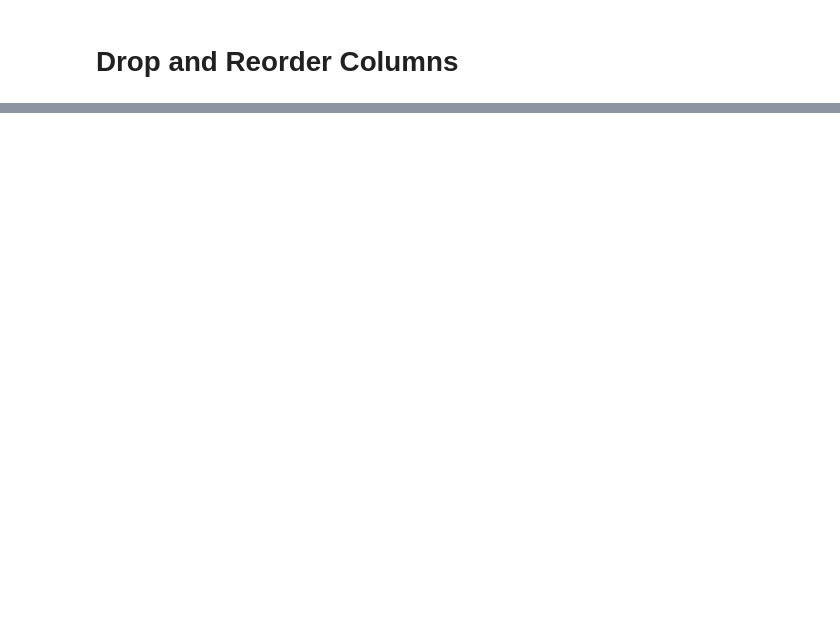
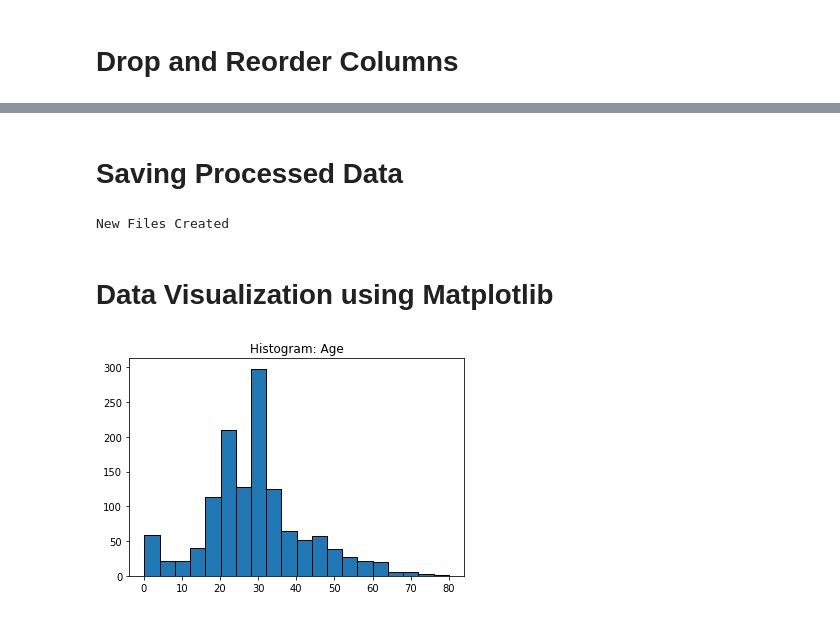
Before and after one commit to rahulkhanna2/titanic, a Jupyter notebook: notebooks/Exploring Processing Data.ipynb, the cells around one changed output, grey strips where cells are left out. Drawn from its saved outputs; the diff is of its cells as text; code cells hidden in the pictures; blank space fills up the shorter version.

```diff
--- a/notebooks/Exploring Processing Data.ipynb
+++ b/notebooks/Exploring Processing Data.ipynb
@@ -885,0 +878,2 @@ print (columns)
+# %% [markdown]
+# Saving Processed Data
@@ -885,0 +884,12 @@ print (columns)
+# %%
+#Processed Train Data
+df.loc[df.Survived != -888].to_csv(write_train_path)
+
+#Processed Test Data
+columns = [column for column in df.columns if column != "Survived"]
+df.loc[df.Survived == -888, columns].to_csv(write_test_path)
+print ("New Files Created")
+# %% [output]
+New Files Created
+# %% [markdown]
+# Data Visualization using Matplotlib
@@ -885,0 +899,7 @@ print (columns)
+# %%
+f, ax = plt.subplots()
+ax.hist(df.Age, edgecolor= "black", bins= 20)
+ax.set_title("Histogram: Age")
+plt.show()
+# %% [output]
+[figure, added]
```
Also changed, not shown: parts of 15 cells of this notebook, 1 other file.
